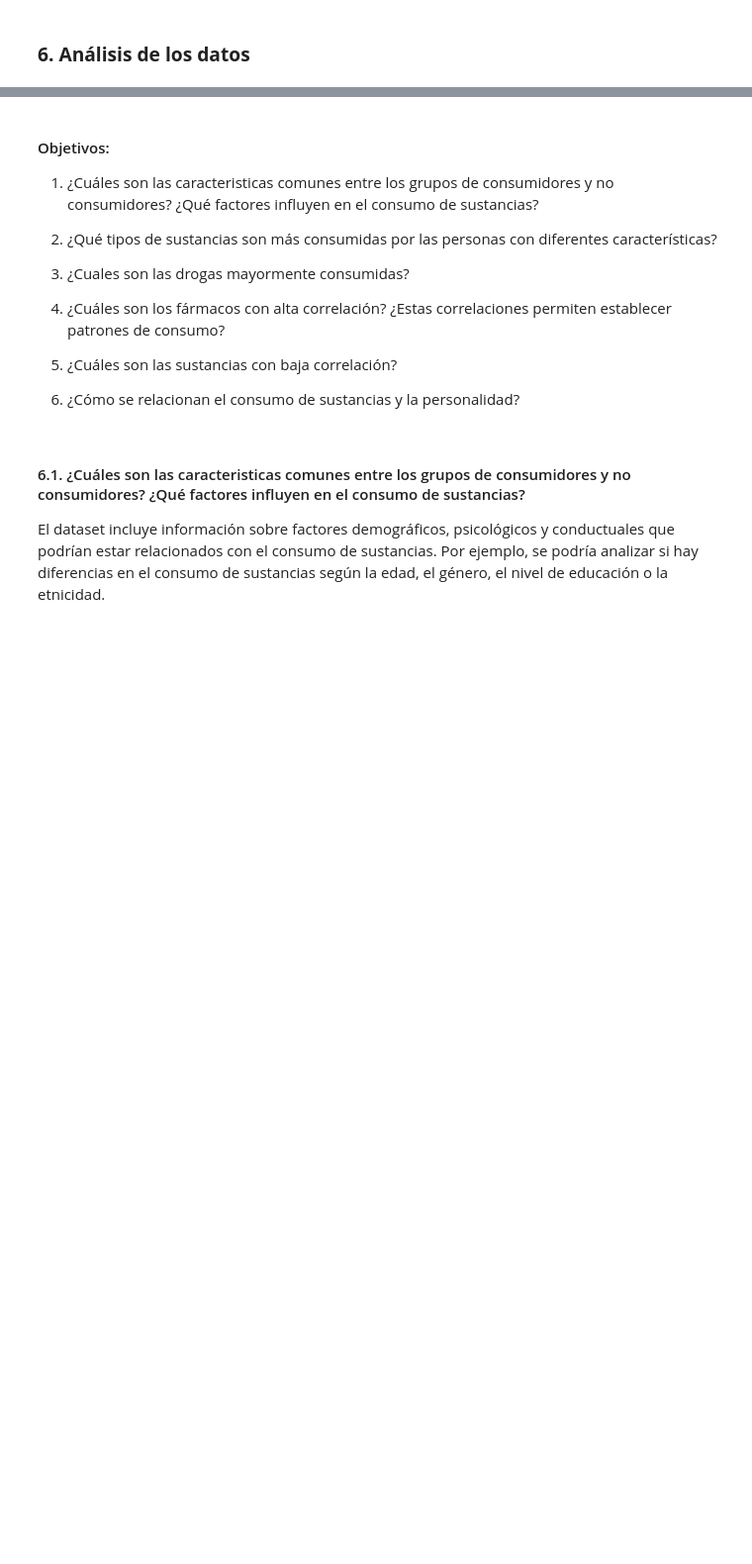
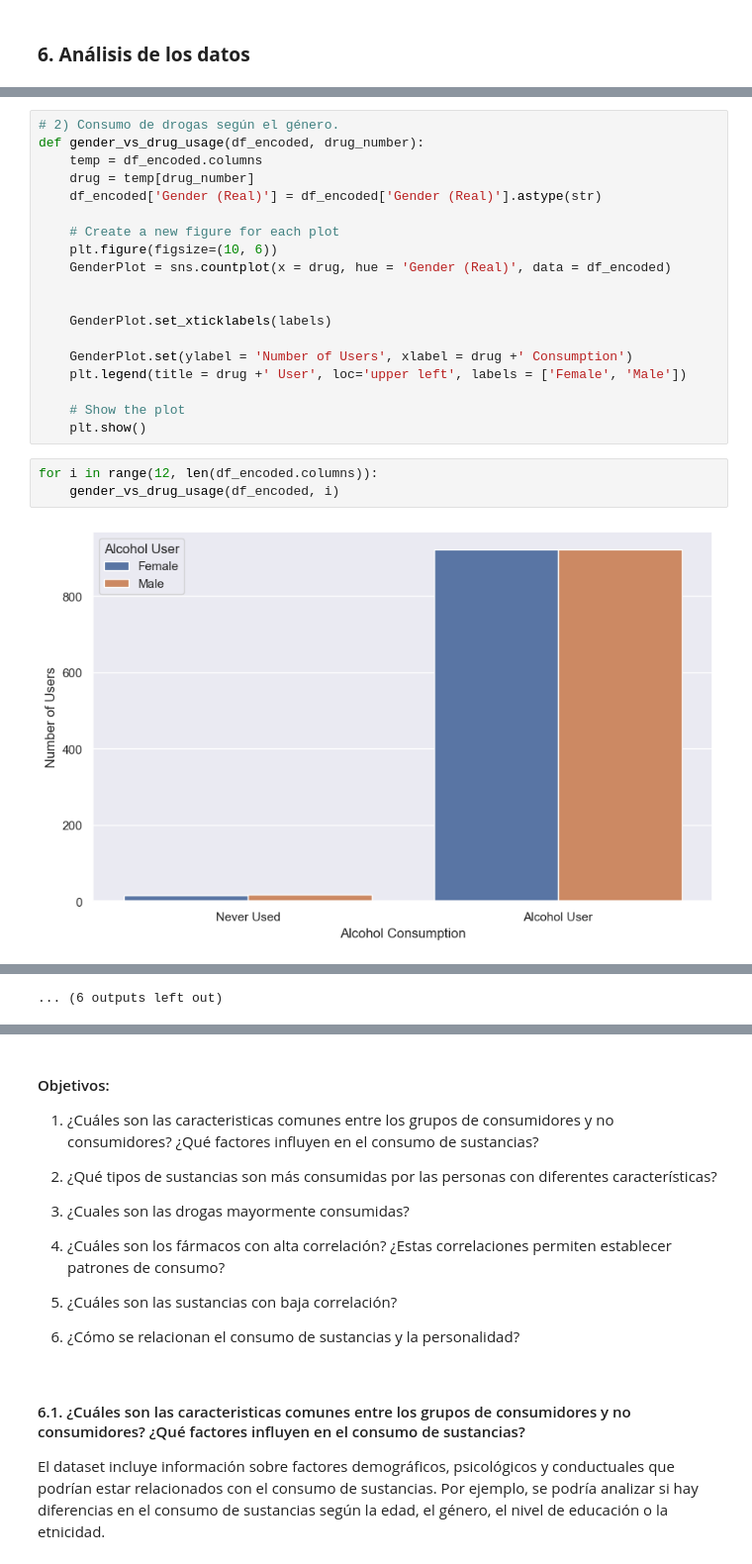
Before and after one commit to manularrea/Group_Projects_Afi, a Jupyter notebook: entrega_1/code/data_preprocessing_manuela.ipynb, the cells around one changed output, grey strips where cells are left out. Shown at 99% size. Drawn from its saved outputs; the diff is of its cells as text; blank space fills up the shorter version.

```diff
--- a/entrega_1/code/data_preprocessing_manuela.ipynb
+++ b/entrega_1/code/data_preprocessing_manuela.ipynb
@@ -223,0 +336,24 @@ No hay observaciones con valores únicos por atributo, que no se encuentren pre
+# %%
+# 2) Consumo de drogas según el género.
+def gender_vs_drug_usage(df_encoded, drug_number):
+    temp = df_encoded.columns
+    drug = temp[drug_number]
+    df_encoded['Gender (Real)'] = df_encoded['Gender (Real)'].astype(str)
+
+    # Create a new figure for each plot
+    plt.figure(figsize=(10, 6))
+    GenderPlot = sns.countplot(x = drug, hue = 'Gender (Real)', data = df_encoded)
+
+
+    GenderPlot.set_xticklabels(labels)
+
+    GenderPlot.set(ylabel = 'Number of Users', xlabel = drug +' Consumption')
+    plt.legend(title = drug +' User', loc='upper left', labels = ['Female', 'Male'])
+
+    # Show the plot
+    plt.show()
+# %%
+for i in range(12, len(df_encoded.columns)):
+    gender_vs_drug_usage(df_encoded, i)
+# %% [output]
+[figure, added]
@@ -223,0 +371 @@ No hay observaciones con valores únicos por atributo, que no se encuentren pre
+... (6 outputs left out)
```
Also changed, not shown: parts of 14 cells of this notebook, 2 other files.
